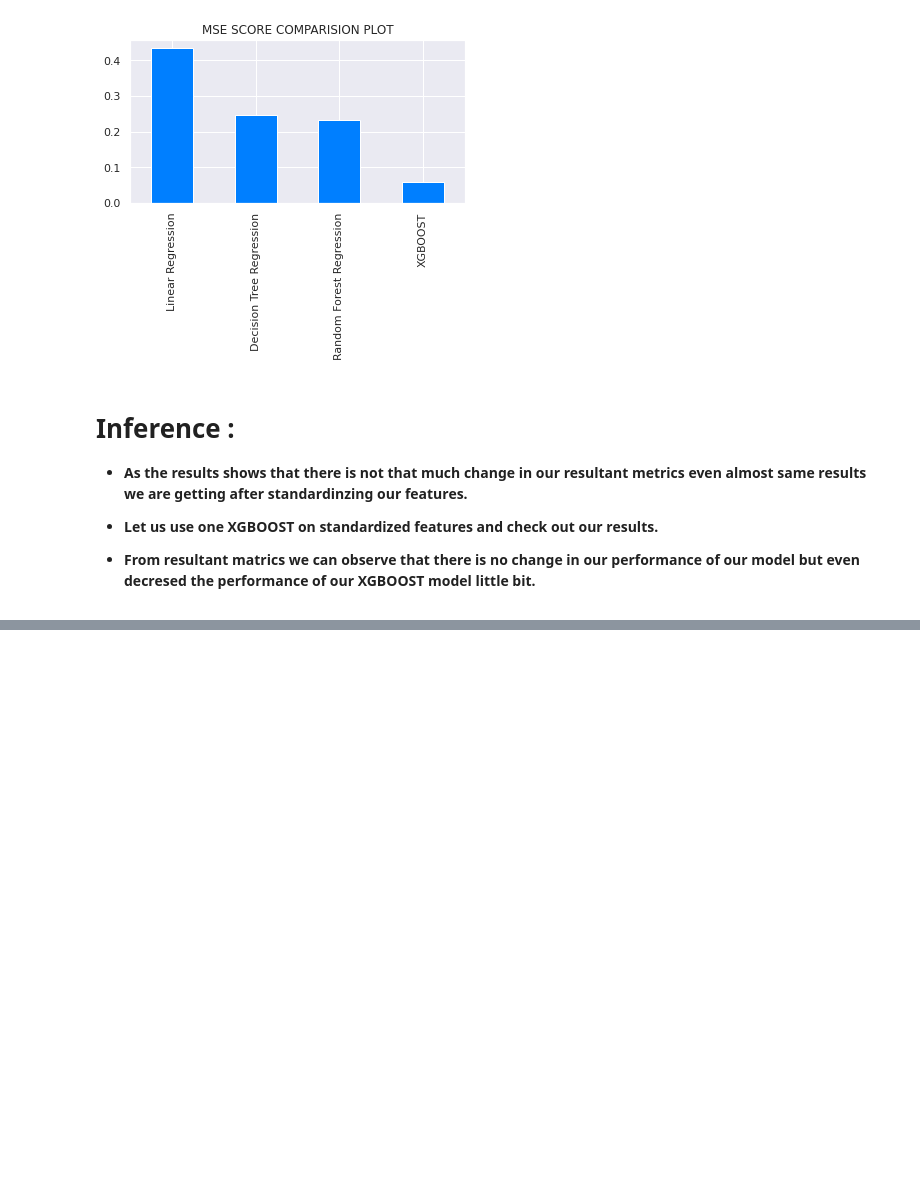
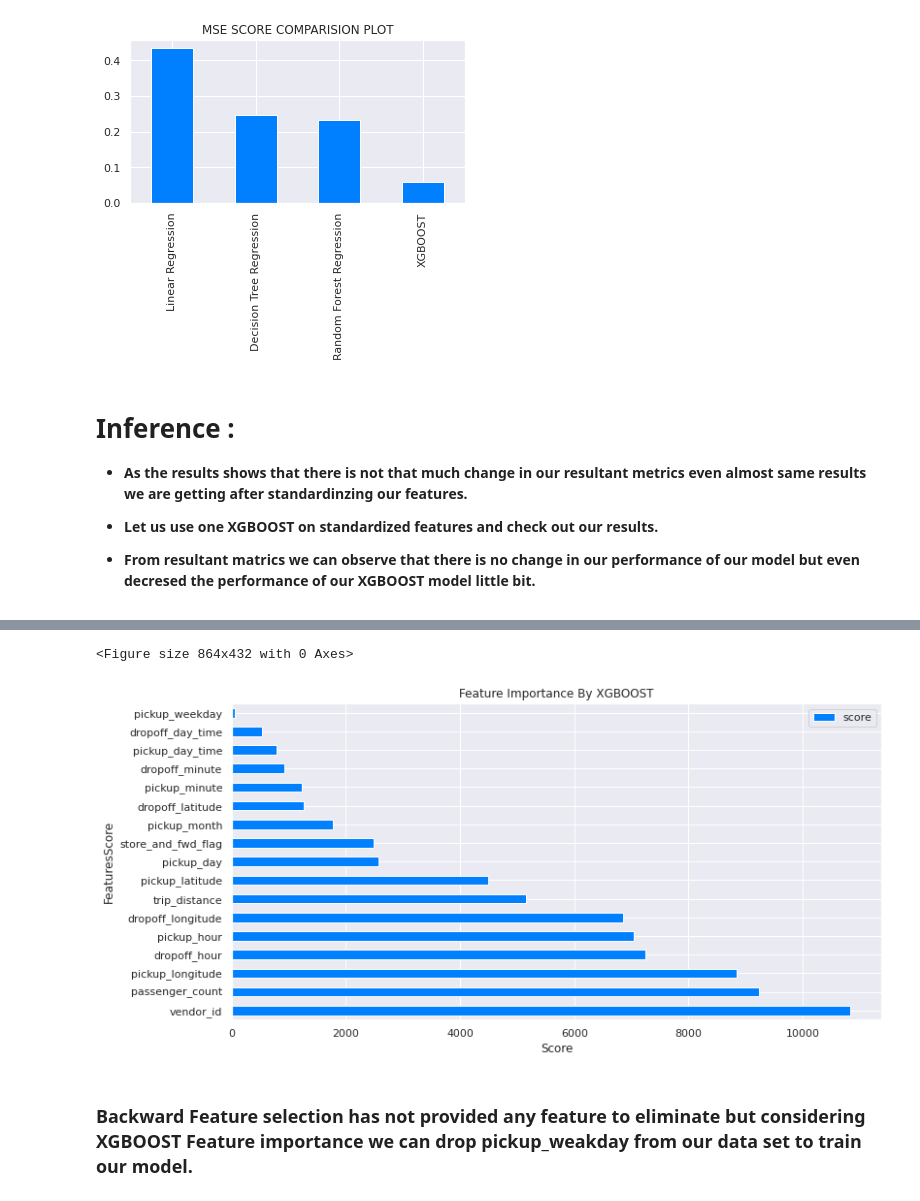
Before and after one commit to dsankush/NYC-Taxi-Trip-Time-Prediction, a Jupyter notebook: NYC_Taxi_Trip_Time_Prediction_Capstone_Project.ipynb, the cells around one changed output, grey strips where cells are left out. Cells and saved outputs as stored; diff of their text form; code cells hidden in the pictures; blank space fills up the shorter version.

```diff
--- a/NYC_Taxi_Trip_Time_Prediction_Capstone_Project.ipynb
+++ b/NYC_Taxi_Trip_Time_Prediction_Capstone_Project.ipynb
@@ -1875,0 +1882,5 @@ MSE_score_plot(final_result_2.index, final_result_2)
+# %%
+# seperating our data in feature and target varibles
+x = new_data.drop(['trip_duration'], axis = 1)
+
+y = np.log(new_data['trip_duration']).values
@@ -1875,0 +1936,7 @@ MSE_score_plot(final_result_2.index, final_result_2)
+# %%
+#Using Feature importance attibute of XGBOOST to get the feature importance of each feature
+features_importance = xgb_reg.get_booster().get_score(importance_type='weight')
+
+feature_data = pd.DataFrame(data=features_importance.values(),
+                            index=features_importance.keys(),
+                            columns=["score"]).sort_values(by = "score", ascending=False)
@@ -1875,0 +1952,7 @@ MSE_score_plot(final_result_2.index, final_result_2)
+# %%
+# Creating Dataframe that will contain all the features with its importance to the model
+
+ft_imp = pd.DataFrame(data=features_importance.values(),
+                      index=x.columns,
+                      columns=["score"]).sort_values(by = "score", ascending=False)
+ft_imp
@@ -1875,0 +1978,17 @@ MSE_score_plot(final_result_2.index, final_result_2)
+# %%
+# Ploting Bar Chart for the feature importance by XGBOOST
+plt.figure(figsize = (12,6))
+
+ft_imp.plot(kind = 'barh', figsize = (12,6))
+
+plt.title('Feature Importance By XGBOOST')
+
+plt.xlabel('Score')
+plt.ylabel('FeaturesScore')
+
+plt.show()
+# %% [output]
+<Figure size 864x432 with 0 Axes>
+[figure, added]
+# %% [markdown]
+###  Backward Feature selection has not provided any feature to eliminate but considering XGBOOST Feature importance we can **drop pickup_weakday** from our data set to train our model.
```
Also changed, not shown: parts of 23 cells of this notebook.
